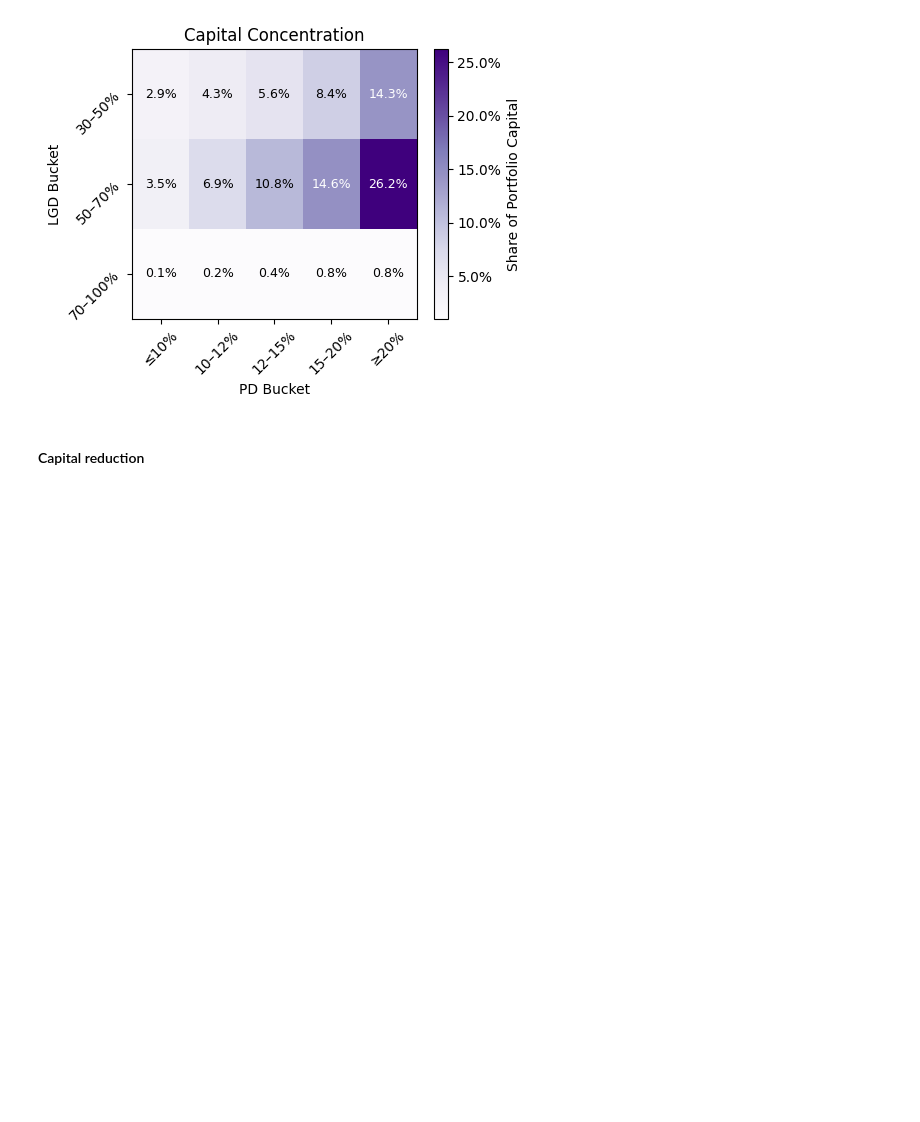
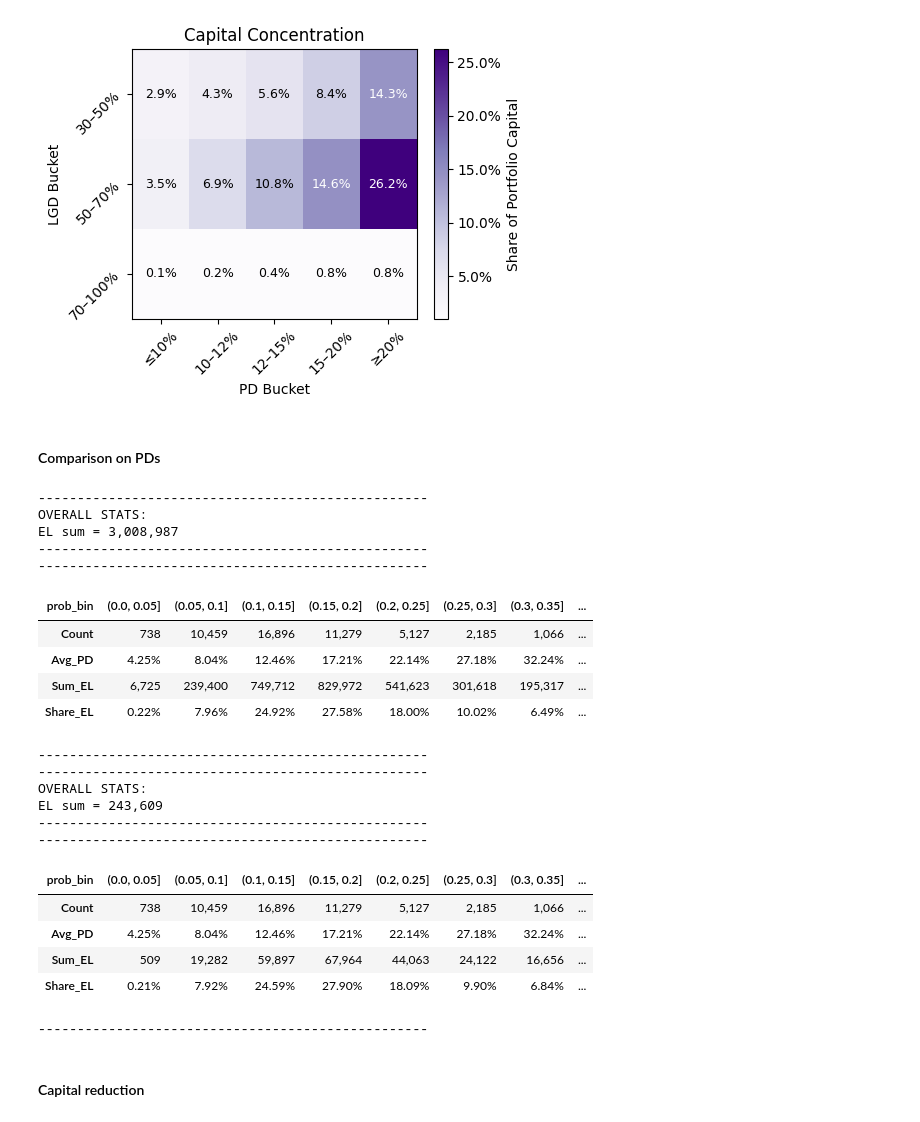
Before and after one commit to kostis2019/CREDIT-RISK-FRAMEWORK, a Jupyter notebook: notebooks/06_capital.ipynb, the cells around one changed output. Drawn from its saved outputs; the diff is of its cells as text; code cells hidden in the pictures; blank space fills up the shorter version.

Commit message:
improved capital estimation function

```diff
--- a/notebooks/06_capital.ipynb
+++ b/notebooks/06_capital.ipynb
@@ -117,9 +84,9 @@ selected variable:  CAP
 # %%
 # capital estimation 'monte-carlo' with observed LGDs
 
-capital_with_realLGD, _, _= estimate_capital(portfolio, method="monte-carlo", column_lgd="LossGivenDefault", allocate=True, verbose=True)
-my_heatmap(capital_with_realLGD, variable="EL" , column_lgd="LossGivenDefault")
-my_heatmap(capital_with_realLGD, variable="CAP", column_lgd="LossGivenDefault")
+capital_montecarlo, _, _= estimate_capital(portfolio, method="monte-carlo", column_lgd="LossGivenDefault", allocate=True, verbose=True)
+my_heatmap(capital_montecarlo, variable="EL" , column_lgd="LossGivenDefault")
+my_heatmap(capital_montecarlo, variable="CAP", column_lgd="LossGivenDefault")
 # %% [output]
 Portfolio EAD :  116382285.0
 Portfolio EL  :  3008986.5963403024
@@ -162,6 +129,36 @@ selected variable:  CAP
 50–70%   0.035381  0.069449  0.107718  0.146491  0.262292
 70–100%  0.001052  0.002166  0.004326  0.007598  0.008290
 [figure]
+# %% [markdown]
+#### Comparison on PDs
+# %%
+bins = [0, 0.05, 0.10, 0.15, 0.20, 0.25, 0.30, 0.35, 0.4, 0.5, 0.6, 0.7, 0.8, 0.9, 1.0]
+
+table_EL   = aggregate_el_on_pd(capital_montecarlo, "EL"   , bins)
+table_CAP  = aggregate_el_on_pd(capital_montecarlo, "CAP"  , bins)
+# %% [output]
+--------------------------------------------------
+OVERALL STATS:
+EL sum = 3,008,987
+--------------------------------------------------
+--------------------------------------------------
+| prob_bin | (0.0, 0.05] | (0.05, 0.1] | (0.1, 0.15] | (0.15, 0.2] | (0.2, 0.25] | (0.25, 0.3] | (0.3, 0.35] | ... |
+| Count | 738 | 10,459 | 16,896 | 11,279 | 5,127 | 2,185 | 1,066 | ... |
+| Avg_PD | 4.25% | 8.04% | 12.46% | 17.21% | 22.14% | 27.18% | 32.24% | ... |
+| Sum_EL | 6,725 | 239,400 | 749,712 | 829,972 | 541,623 | 301,618 | 195,317 | ... |
+| Share_EL | 0.22% | 7.96% | 24.92% | 27.58% | 18.00% | 10.02% | 6.49% | ... |
+--------------------------------------------------
+--------------------------------------------------
+OVERALL STATS:
+EL sum = 243,609
+--------------------------------------------------
+--------------------------------------------------
+| prob_bin | (0.0, 0.05] | (0.05, 0.1] | (0.1, 0.15] | (0.15, 0.2] | (0.2, 0.25] | (0.25, 0.3] | (0.3, 0.35] | ... |
+| Count | 738 | 10,459 | 16,896 | 11,279 | 5,127 | 2,185 | 1,066 | ... |
+| Avg_PD | 4.25% | 8.04% | 12.46% | 17.21% | 22.14% | 27.18% | 32.24% | ... |
+| Sum_EL | 509 | 19,282 | 59,897 | 67,964 | 44,063 | 24,122 | 16,656 | ... |
+| Share_EL | 0.21% | 7.92% | 24.59% | 27.90% | 18.09% | 9.90% | 6.84% | ... |
+--------------------------------------------------
 # %% [markdown]
 #### Capital reduction
 # %%
```
Also changed, not shown: parts of 6 cells of this notebook, 3 other files.
